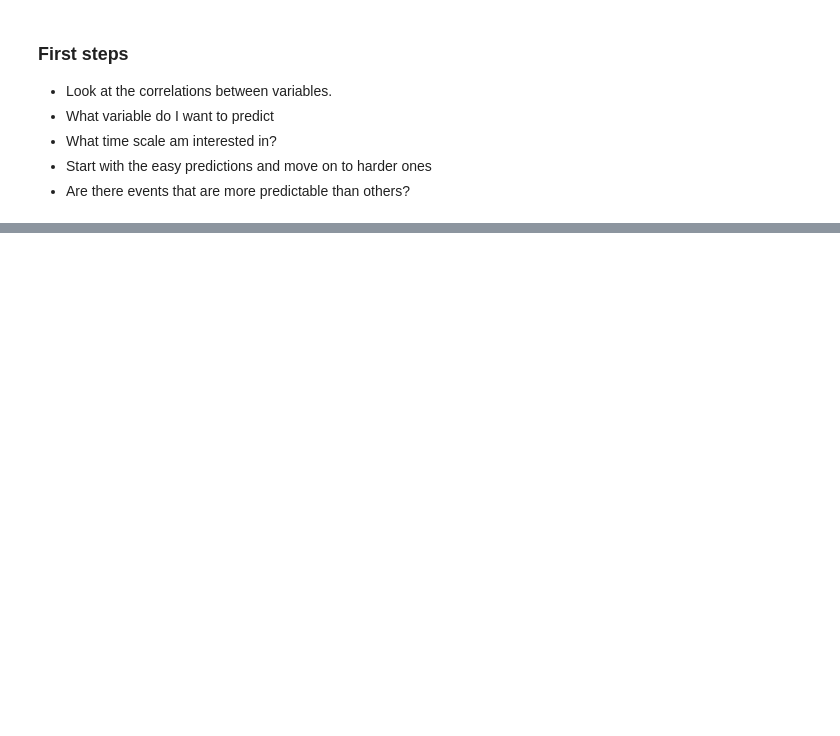
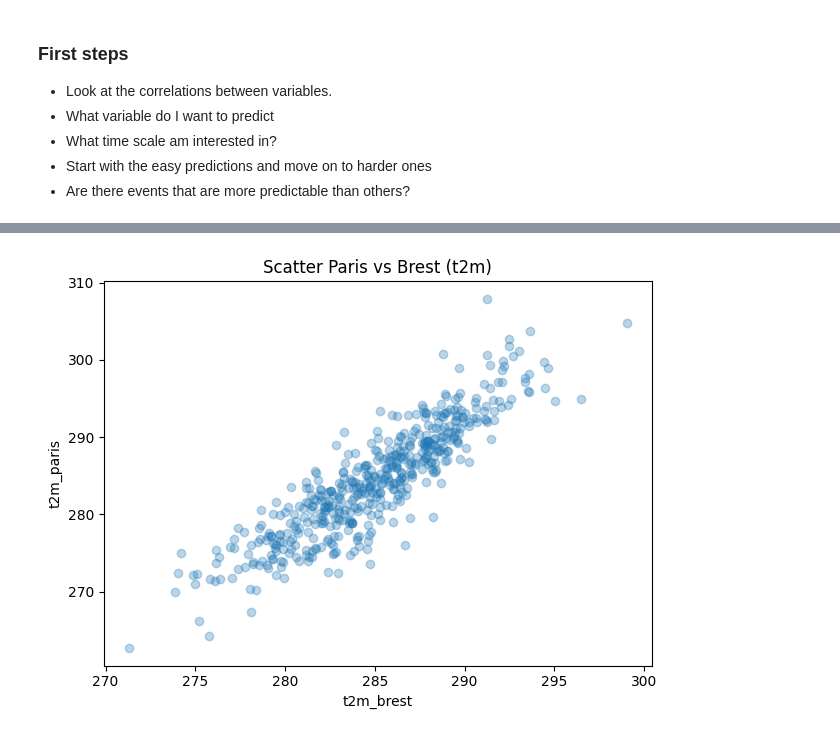
Before and after one commit to louislairy/ML4C-Project-Bracco-Lairy, a Jupyter notebook: project_weather.ipynb, the cells around one changed output, grey strips where cells are left out. Cells and saved outputs as stored; diff of their text form; code cells hidden in the pictures; blank space fills up the shorter version.

```diff
--- a/project_weather.ipynb
+++ b/project_weather.ipynb
@@ -67,0 +79,27 @@ df.loc['2000'].plot()
+# %%
+def load_city_var(city: str, var: str = "t2m") -> pd.DataFrame:
+    """
+    Charge un fichier NetCDF pour une ville et une variable
+    et renvoie un DataFrame pandas avec l'indice temporel
+    et une seule colonne nommée var_city (ex: t2m_paris).
+    """
+    city_dir = base_dir / city
+    file_path = city_dir / f"{var}.nc"
+    print(f"Loading {file_path}")
+
+    ds = xr.open_dataset(file_path)
+
+    # Conversion en DataFrame
+    df = ds.to_dataframe()
+
+    # Si l'index est multi-index (time, lat, lon), on enlève lat/lon :
+    # A adapter si ça plante : imprime df.index.names
+    if isinstance(df.index, pd.MultiIndex):
+        print("MultiIndex levels:", df.index.names)
+        # on suppose l'ordre: time, latitude, longitude
+        df = df.droplevel([1, 2])
+
+    # garder uniquement la variable d'intérêt
+    df = df[[var]].rename(columns={var: f"{var}_{city}"})
+
+    return df
@@ -67,0 +167,11 @@ df.loc['2000'].plot()
+# %%
+df_sample = df_t2m.sample(500)  # pour ne pas avoir 40 ans de points
+
+plt.scatter(df_sample["t2m_brest"], df_sample["t2m_paris"], alpha=0.3)
+plt.xlabel("t2m_brest")
+plt.ylabel("t2m_paris")
+plt.title("Scatter Paris vs Brest (t2m)")
+plt.tight_layout()
+plt.show()
+# %% [output]
+[figure, added]
```
Also changed, not shown: parts of 9 cells of this notebook.
